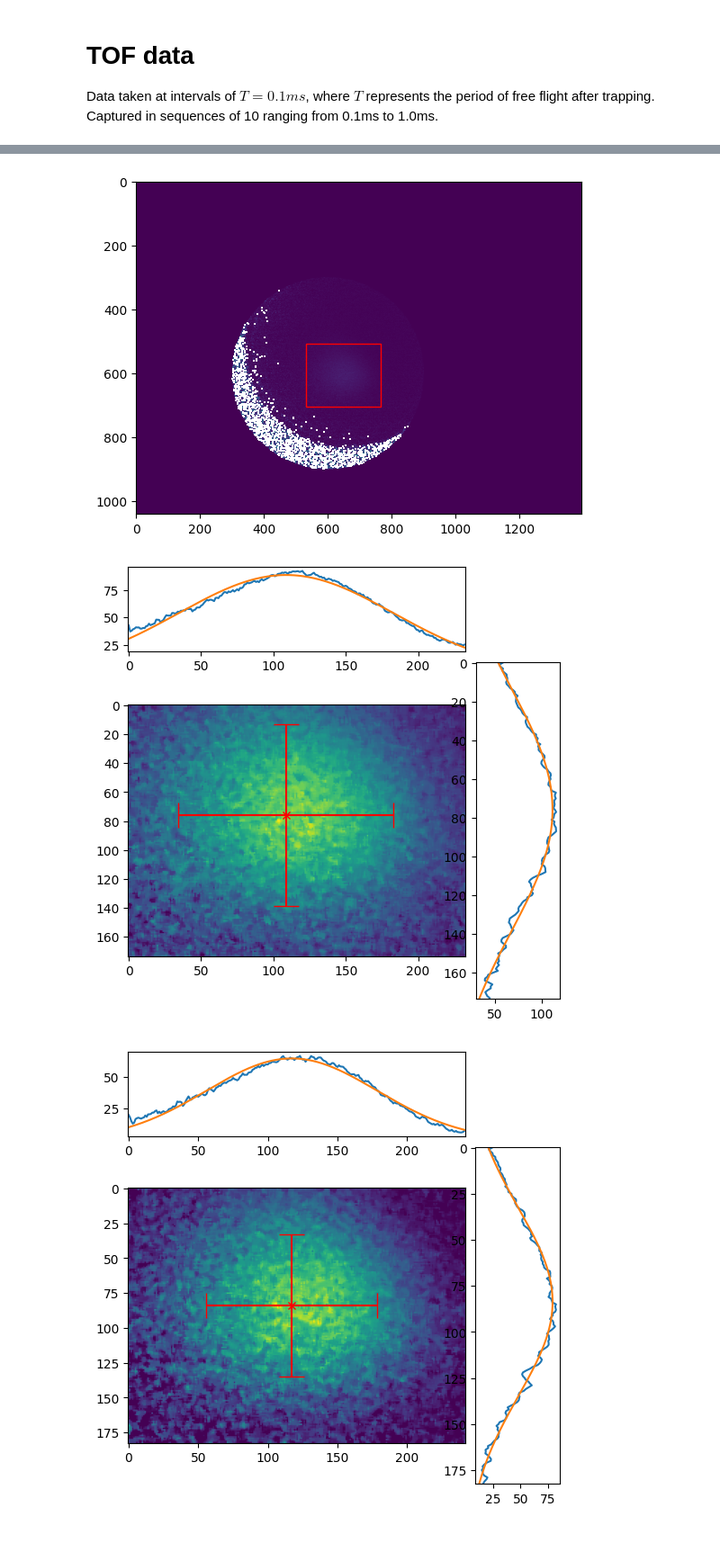
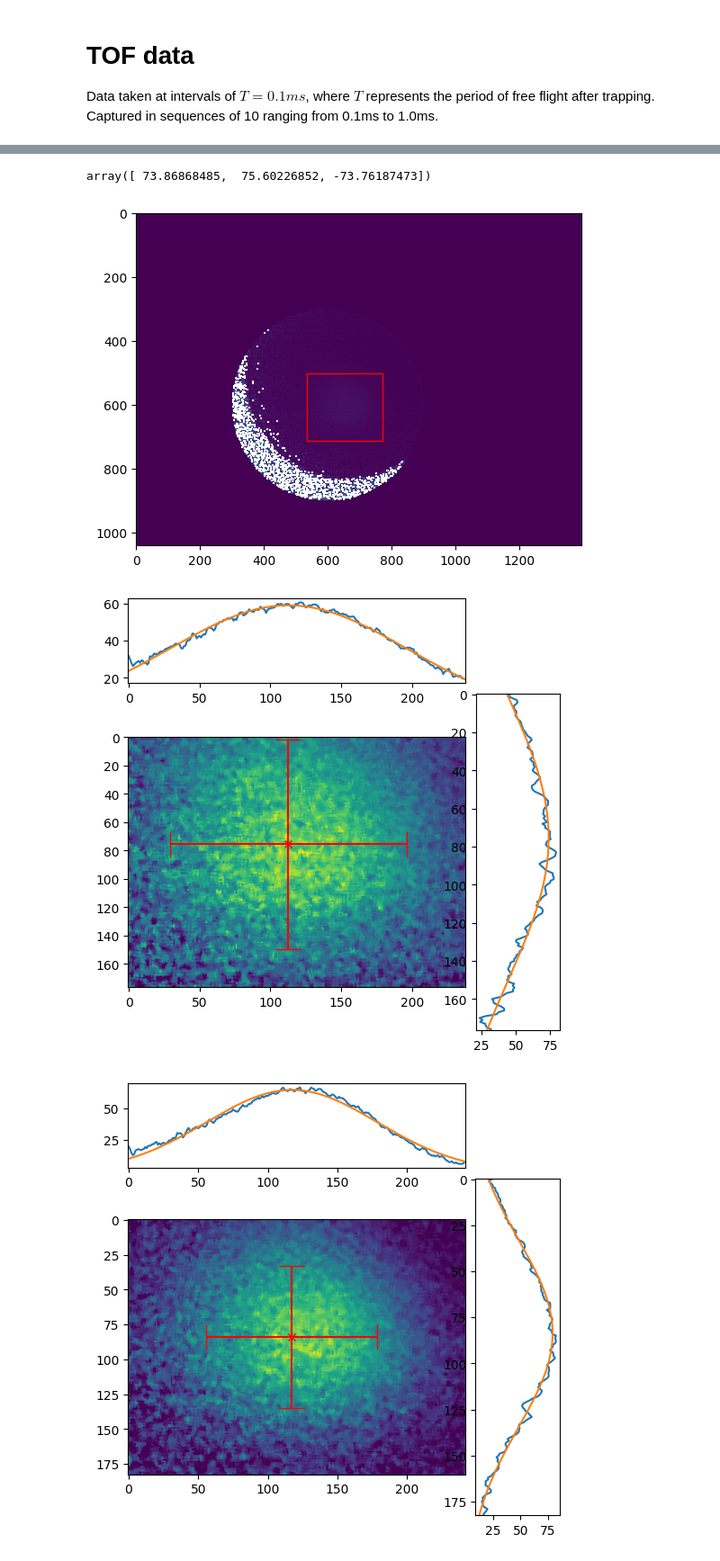
Before and after one commit to benmcdonough20/MOTsArentForKids, a Jupyter notebook: TOF/TOF.ipynb, the cells around one changed output, grey strips where cells are left out. Shown at 90% size. Saved outputs shown, nothing was run; the diff lists cells and outputs as text; code cells hidden in the pictures.

Commit message:
TOF data analysis

```diff
--- a/TOF/TOF.ipynb
+++ b/TOF/TOF.ipynb
@@ -167,0 +165,4 @@ data[0].plot_blob()
+# %%
+import pickle
+with open("data.pickle", "rb") as f:
+    data = pickle.load(f)
@@ -168,11 +195,15 @@ data[0].plot_blob()
+# %%
+data[8].popt_x
+# %% [output]
+array([ 73.86868485,  75.60226852, -73.76187473])
 # %%
-data[0].plot_box()
+data[8].plot_box()
 # %% [output]
-[figure, old version]
+[figure, new version]
 # %%
-data[0].plot_fit()
+data[8].plot_fit()
 # %% [output]
-[figure, old version]
+[figure, new version]
 # %%
 data[50].plot_fit()
 # %% [output]
```
Also changed, not shown: parts of 9 cells of this notebook, 1 other file.
